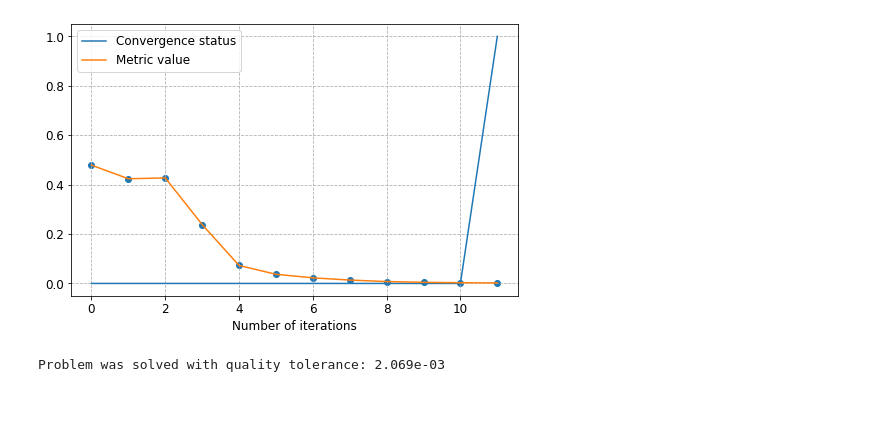
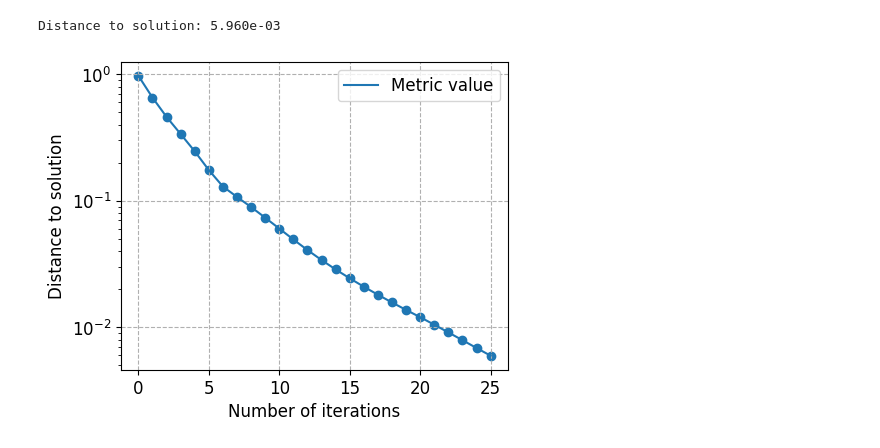
Before and after one commit to shaxov/phrt_opt, a Jupyter notebook: examples/ADMM.ipynb, the cells around one changed output. Cells and saved outputs as stored; diff of their text form; code cells hidden in the pictures; blank space fills up the shorter version.

```diff
--- a/examples/ADMM.ipynb
+++ b/examples/ADMM.ipynb
@@ -7,14 +9,13 @@ plt.rcParams.update({'font.size': 12})
 # %%
-# Problem initialization
+infos = {}
 
-num_beams = 8
+num_beams = 100
 num_measurements = 4 * num_beams
 
 # Transmission matrix
 tm = np.random.randn(num_measurements, num_beams) + 1j * np.random.randn(num_measurements, num_beams)
 
 # Solution vector
-x = np.exp(1j * np.random.uniform(-np.pi, np.pi, size=(num_beams, 1)))
 x = np.random.randn(num_beams, 1) + 1j * np.random.randn(num_beams, 1)
 
 # Measurements vector
@@ -144,41 +129,33 @@ Problem was solved with quality tolerance: 7.860e-04
 # %%
-# Algorithm usage with AUTO strategy for regularization parameter rho and WITH spectral initialization
+tol = 1e-3
+max_iter = 50
+metric = phrt_opt.metrics.projection_norm
+callbacks = [phrt_opt.callbacks.MetricCallback(x, metric)]
 
-tol = 1e-4
-max_iter = 50
-metric = phrt_opt.metrics.quality_norm
-
-callbacks = [
-    phrt_opt.callbacks.IsConvergedCallback(metric, tol),
-    phrt_opt.callbacks.MetricCallback(x, metric),
-]
-
-initializer = phrt_opt.initializers.GaoXu(eig=phrt_opt.eig.PowerMethod(1e-3))
-x0 = initializer(tm, b)
-
+# Initializer definition
+initializer = phrt_opt.initializers.GaoXu(eig=phrt_opt.eig.PowerMethod(1e-4))
 x_hat, info = phrt_opt.methods.admm(
     tm, b,
-    x0=x0,
+    x0=initializer(tm, b),
     tol=tol,
     max_iter=max_iter,
     metric=metric,
     callbacks=callbacks,
     strategy=phrt_opt.strategies.auto(),
 )
-
-plt.figure(figsize=(8, 5))
-
-plt.plot(info[:, 0], label="Convergence status")
-
-plt.plot(info[:, 1], label="Metric value")
-plt.scatter(np.arange(len(info)), info[:, 1])
+print(f"Distance to solution: %.3e" % phrt_opt.metrics.projection_norm(x, x_hat))
+plt.figure(figsize=(5, 4))
+plt.plot(info[:, 0], label="Metric value")
+plt.scatter(np.arange(len(info)), info[:, 0])
+plt.title("")
 plt.xlabel("Number of iterations")
+plt.ylabel("Distance to solution")
+plt.yscale("log")
 plt.legend()
 plt.grid(True, linestyle='--')
 plt.show()
 
-q = phrt_opt.metrics.quality_norm(x, x_hat)
-print(f"Problem was solved with quality tolerance: %.3e" % q)
+infos["auto_strategy_with_initializer"] = info[:, 0]
 # %% [output]
+Distance to solution: 5.960e-03
-[figure, old version]
+[figure, new version]
-Problem was solved with quality tolerance: 2.069e-03
```
Also changed, not shown: parts of 12 cells of this notebook, 1 other file.
